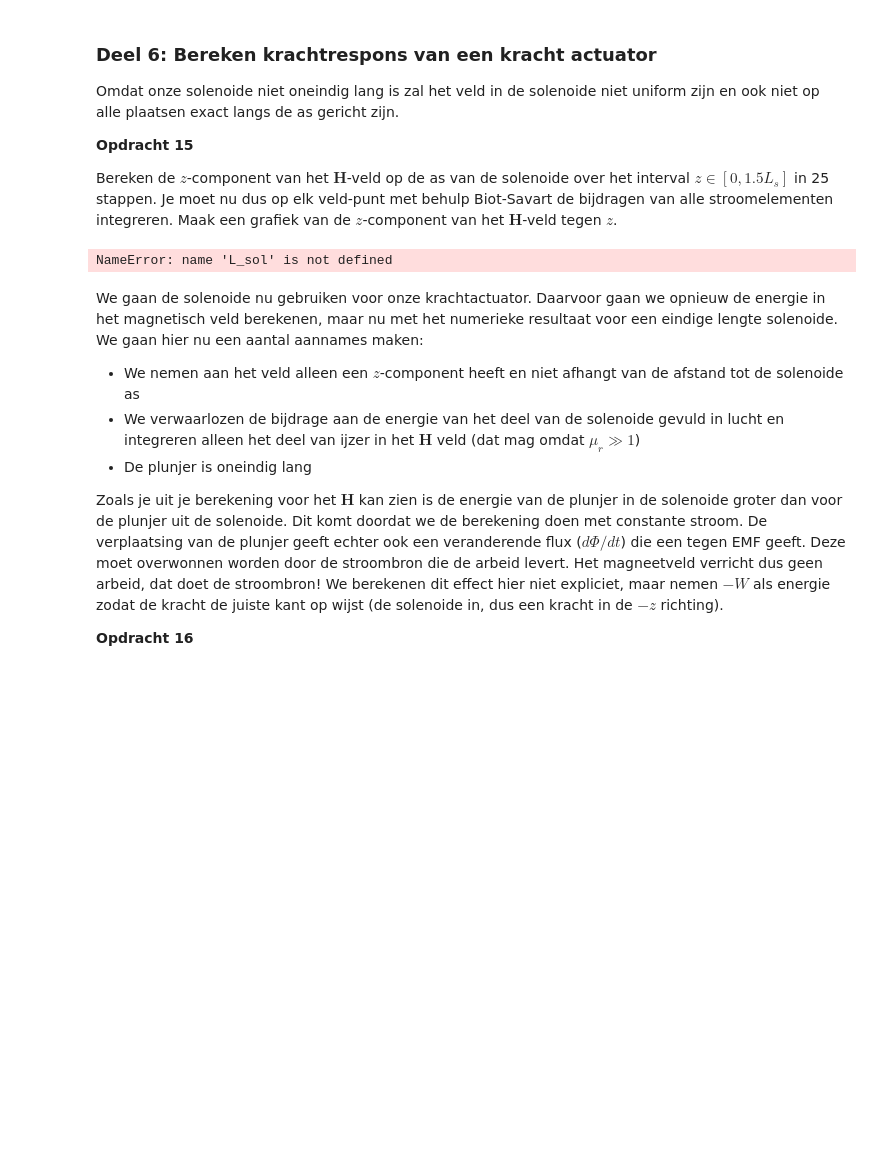
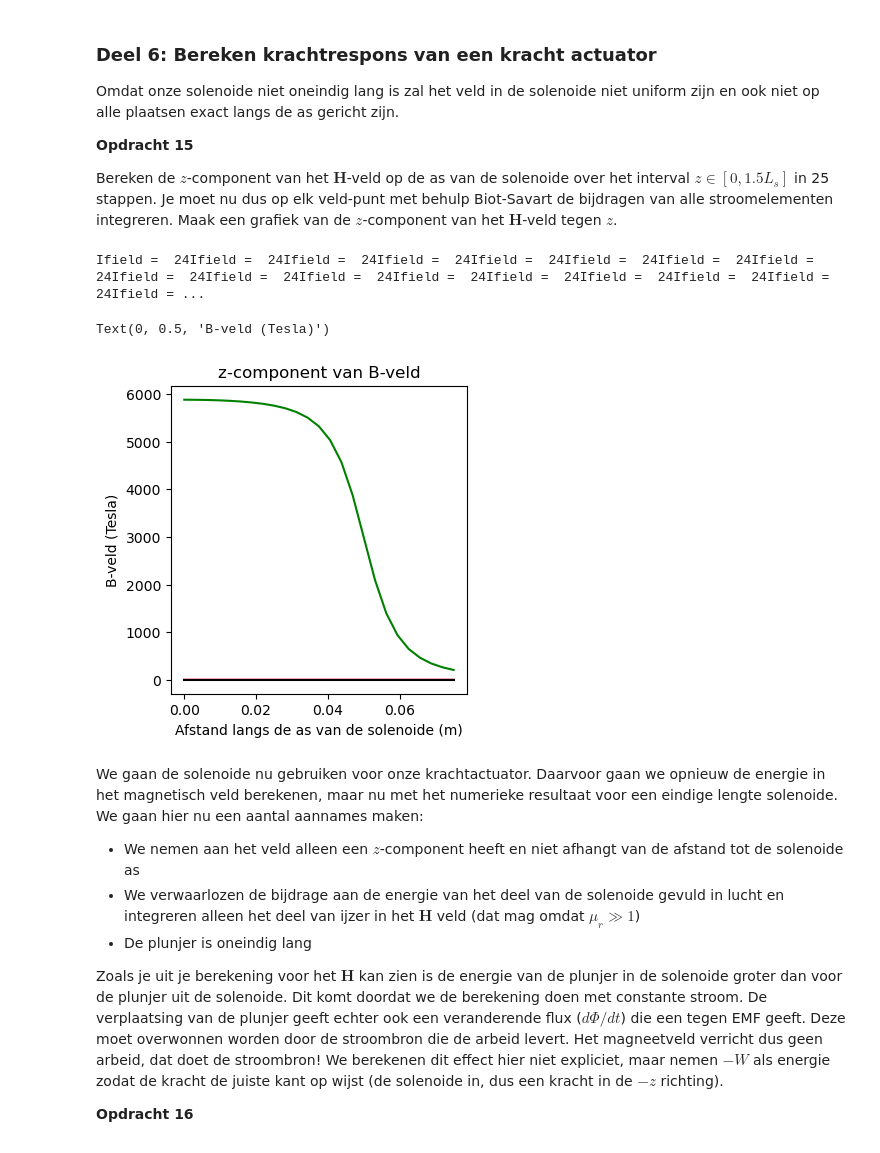
Before and after one commit to beanmachine123/opdrachten-DEF-D, a Jupyter notebook: 2KrachtactuatorOpdracht/2KrachtactuatorOpdracht/KrachtactuatorOpdracht.ipynb, the cells around one changed output. Drawn from its saved outputs; the diff is of its cells as text; code cells hidden in the pictures; blank space fills up the shorter version.

```diff
--- a/2KrachtactuatorOpdracht/2KrachtactuatorOpdracht/KrachtactuatorOpdracht.ipynb
+++ b/2KrachtactuatorOpdracht/2KrachtactuatorOpdracht/KrachtactuatorOpdracht.ipynb
@@ -342,37 +345,44 @@ Omdat onze solenoide niet oneindig lang is zal het veld in de solenoide niet uni
 
 Bereken de $z$-component van het $\mathbf{H}$-veld op de as van de solenoide over het interval $z \in [0, 1.5L_s]$ in 25 stappen. Je moet nu dus op elk veld-punt met behulp Biot-Savart de bijdragen van alle stroomelementen integreren. Maak een grafiek van de $z$-component van het $\mathbf{H}$-veld tegen $z$.
 # %%
+L_sol = 0.1
+N = 100
+aantal_omwent = 100
+r_sol = 0.01
+
 n_ax=25
 z_ax=np.linspace(0, 1.5*L_sol/2, n_ax)
 H_ax=np.zeros((n_ax,1))
 
 for i_field in range(n_ax):
     print(f"\rIfield =  {i_field}", end="") # Print welk element van het veld nu berekend wordt.
     # Bepaal de field coordinate
     Hsimulated=np.array([0,0,0], dtype='float64')
     for i_source in np.arange(1, N):
         # Bepaal dl en r_source en gebruik
         Hsimulated += field_current_element(r_field, r_source, dl)
         print(f"Ifield =  {i_field}", end="")
 
     # selecting the z-component
     H_ax[i_field,0]=Hsimulated[2]
 
 H_veld_ideaal=analytical_answer*np.ones(n_ax)*(1.0*(z_ax < L_sol/2))
 
 # dit is nog een aardige analytische uitdrukking die je kan uitrekenen voor de z-component op de as van een solenoide met eindige lengte
 H_veld_analytisch=(aantal_omwent*I/L_sol/2)*((L_sol/2-z_ax)/np.sqrt((z_ax- L_sol/2)**2 + r_sol**2)+(L_sol/2+z_ax)/np.sqrt((z_ax+ L_sol/2)**2 + r_sol**2))
 
 plt.figure(figsize=[13,4])
 plt.subplot(131)
 plt.title('z-component van B-veld')
 plt.plot(z_ax, H_veld_ideaal, '-r', label='ideaal')
 plt.plot(z_ax, H_veld_analytisch, '-g', label='analytisch')
 plt.plot(z_ax, H_ax, '-k', label='simulatie')
 plt.xlabel('Afstand langs de as van de solenoide (m)')
 plt.ylabel('B-veld (Tesla)')
 # %% [output]
-NameError: name 'L_sol' is not defined
+Ifield =  24Ifield =  24Ifield =  24Ifield =  24Ifield =  24Ifield =  24Ifield =  24Ifield =  24Ifield =  24Ifield =  24Ifield =  24Ifield =  24Ifield =  24Ifield =  24Ifield =  24Ifield =  24Ifield = ...
+Text(0, 0.5, 'B-veld (Tesla)')
+[figure, added]
 # %% [markdown]
 We gaan de solenoide nu gebruiken voor onze krachtactuator. Daarvoor gaan we opnieuw de energie in het magnetisch veld berekenen, maar nu met het numerieke resultaat voor een eindige lengte solenoide. We gaan hier nu een aantal aannames maken:
 * We nemen aan het veld alleen een $z$-component heeft en niet afhangt van de afstand tot de solenoide as
```
Also changed, not shown: parts of 3 cells of this notebook.
